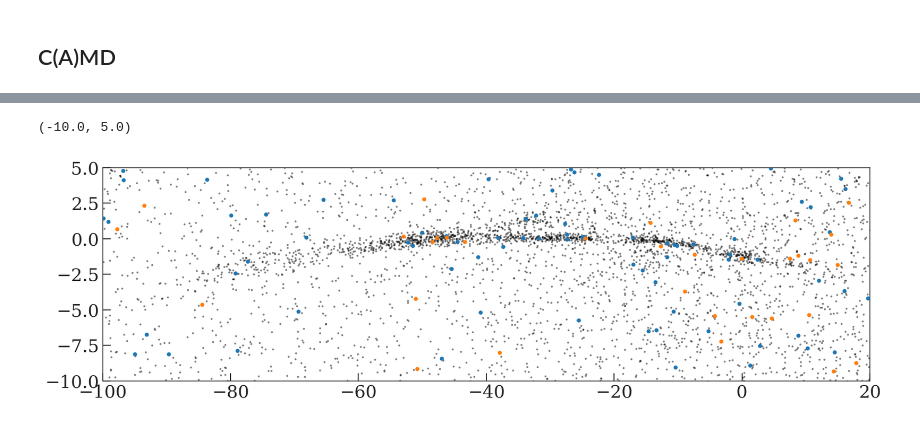
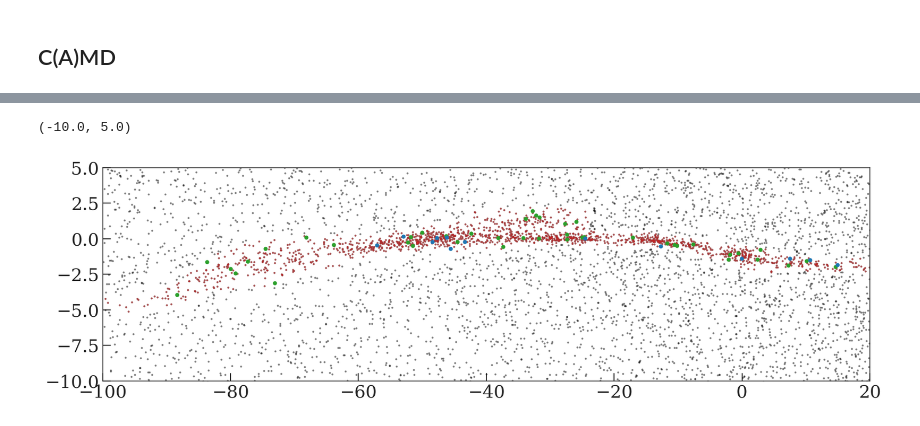
Before and after one commit to adrn/gd1-dr3, a Jupyter notebook: notebooks/3-Initial-stream-track.ipynb, the cells around one changed output, grey strips where cells are left out. Cells and saved outputs as stored; diff of their text form; code cells hidden in the pictures.

```diff
--- a/notebooks/3-Initial-stream-track.ipynb
+++ b/notebooks/3-Initial-stream-track.ipynb
@@ -84,6 +118,6 @@ c_gd1_refl = gc.reflex_correct(c_tmp.transform_to(gc.GD1Koposov10()))
 # %%
-_pm1_lim = [-9, -3.5] * u.mas/u.yr
-_pm2_lim = [-1.4, 1.] * u.mas/u.yr
+_pm1_lim = [-9, -3.] * u.mas/u.yr
+_pm2_lim = [-1.5, 1.2] * u.mas/u.yr
 rough_pm_mask = (
     (c_gd1_refl.pm_phi1_cosphi2 > _pm1_lim.min()) &
     (c_gd1_refl.pm_phi1_cosphi2 < _pm1_lim.max()) &
@@ -120,7 +160,7 @@ H, xe, ye = np.histogram2d(
     gi0[mask],
     Mr0[mask],
     bins=(
-        np.linspace(-1, 1.25, 151),
+        np.linspace(-1, 1., 151),
         np.linspace(-4, 7, 151)
     )
 )
@@ -167,7 +207,7 @@ plt.scatter(
 )
 
 _grid = np.linspace(3, 6.5, 256)
-cmd_width_spl = np.poly1d([4e-3, 0, 0.02])
+cmd_width_spl = np.poly1d([3e-3, 0, 0.03])
 plt.plot(_grid, cmd_width_spl(_grid - 3), marker='', color='tab:blue')
 
 plt.xlim(3, 6.5)
@@ -260,39 +294,65 @@ mask_tbl.write('../cache/init-masks.fits', overwrite=True)
+# %%
+mask_tbl = at.Table()
+mask_tbl['sky_track'] = sky_track_mask
+mask_tbl['spur_box'] = spur_box_mask
+mask_tbl['pm_rough'] = rough_pm_mask
+mask_tbl['cmd_ms'] = cmd_ms_mask
+mask_tbl['cmd_bs'] = cmd_bs_mask
+mask_tbl['cmd_bhb'] = cmd_bhb_mask
+mask_tbl.write('../cache/init-masks.fits', overwrite=True)
 # %%
 mask = mask_tbl['pm_rough'] & mask_tbl['cmd_ms']
 
 fig, ax = plt.subplots(1, 1, figsize=(14, 4))
 ax.plot(
     c_gd1.phi1.degree[mask],
     c_gd1.phi2.degree[mask],
     ls='none',
     marker='o',
     mew=0,
     ms=2,
     alpha=0.5
 );
 
-mask = mask_tbl['pm_rough'] & mask_tbl['cmd_bs']
+ax.plot(
+    c_gd1.phi1.degree[mask & (sky_track_mask | spur_box_mask)],
+    c_gd1.phi2.degree[mask & (sky_track_mask | spur_box_mask)],
+    ls='none',
+    marker='o',
+    mew=0,
+    ms=2,
+    alpha=0.5,
+    color='tab:red'
+);
+
+
+mask = mask_tbl['pm_rough'] & mask_tbl['cmd_bs'] & (sky_track_mask | spur_box_mask)
+ax.scatter(
+    c_gd1.phi1.degree[mask],
+    c_gd1.phi2.degree[mask],
+    marker='o',
+    s=10,
+    color='tab:green',
+    zorder=100
+);
+
+mask = mask_tbl['pm_rough'] & mask_tbl['cmd_bhb'] & (sky_track_mask | spur_box_mask)
 ax.scatter(
     c_gd1.phi1.degree[mask],
     c_gd1.phi2.degree[mask],
     marker='o',
     s=10,
     color='tab:blue',
     zorder=100
 );
 
-mask = mask_tbl['pm_rough'] & mask_tbl['cmd_bhb']
-ax.scatter(
-    c_gd1.phi1.degree[mask],
-    c_gd1.phi2.degree[mask],
-    marker='o',
-    s=10,
-    color='tab:orange',
-    zorder=100
-);
+# ax.axvline(-42)
+# ax.axvline(-28)
+# ax.axhline(2.2)
+# ax.axhline(0)
 
 ax.set_xlim(-100, 20)
 ax.set_ylim(-10, 5)
 # %% [output]
 (-10.0, 5.0)
-[figure, old version]
+[figure, new version]
```
Also changed, not shown: parts of 30 cells of this notebook, 1 other file.
